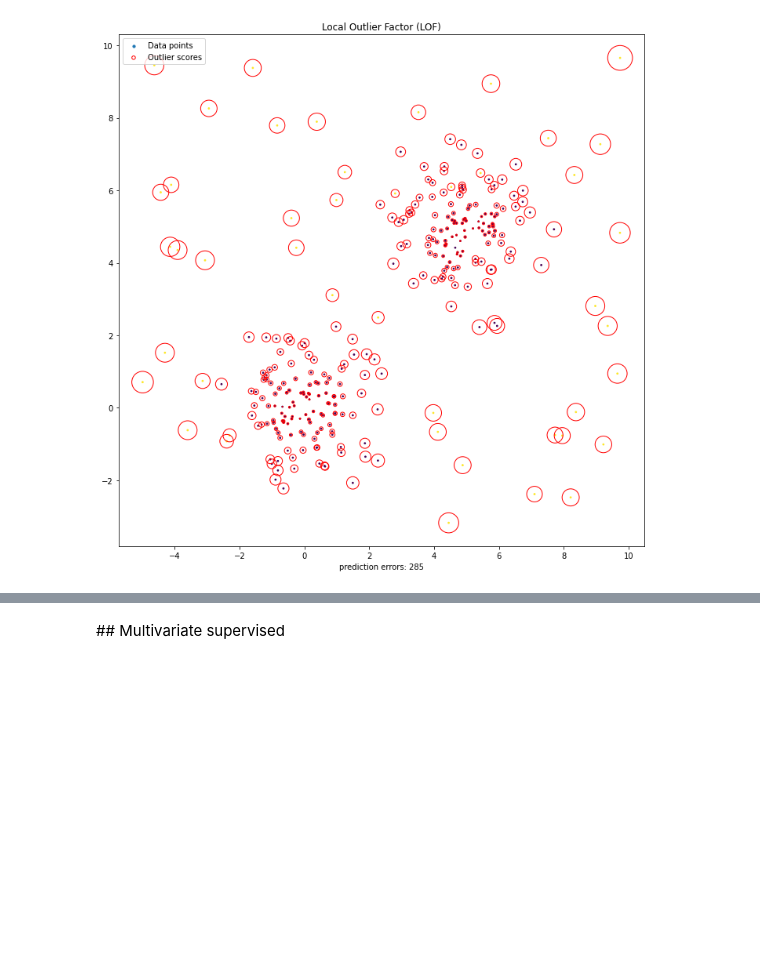
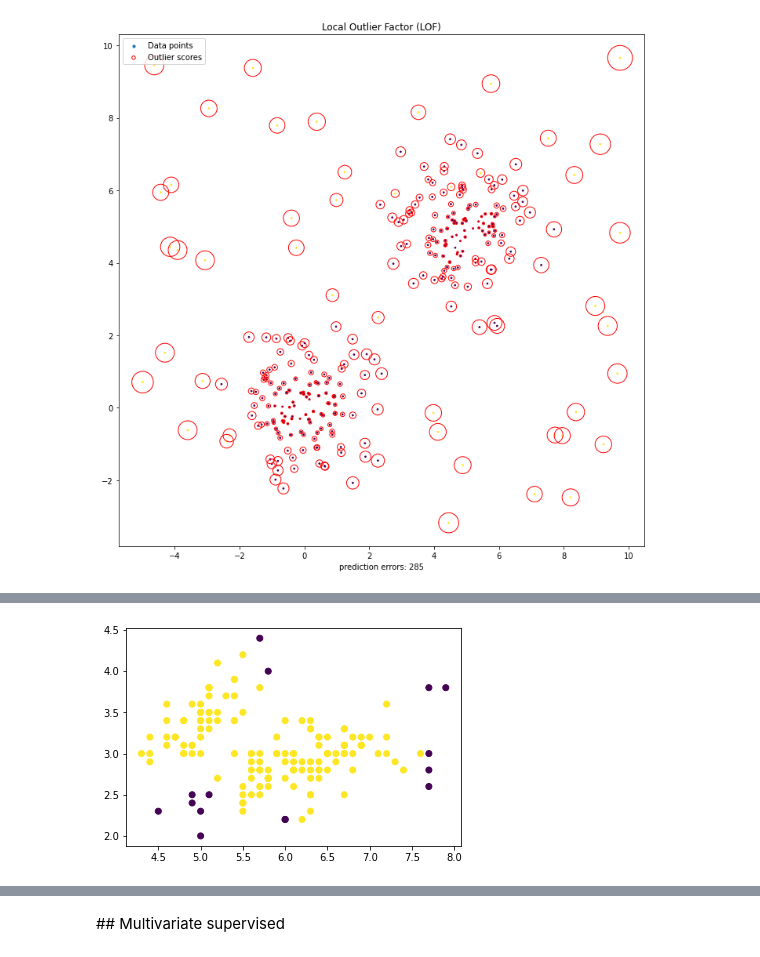
Before and after one commit to raulbenitez/OUTLIER_DETECTION, a Jupyter notebook: outlier_detection_methods.ipynb, the cells around one changed output, grey strips where cells are left out. Saved outputs shown, nothing was run; the diff lists cells and outputs as text; code cells hidden in the pictures; blank space fills up the shorter version.

```diff
--- a/outlier_detection_methods.ipynb
+++ b/outlier_detection_methods.ipynb
@@ -557,0 +563,8 @@ plt.show()
+# %%
+import pandas as pd
+import matplotlib.pyplot as plt
+from sklearn.cluster import DBSCAN
+import seaborn as sns
+
+df = sns.load_dataset('iris')
+df.head()
@@ -557,0 +582,8 @@ plt.show()
+# %%
+data = df[["sepal_length", "sepal_width"]]
+model = DBSCAN(eps = 0.4, min_samples = 10).fit(data)
+colors = model.labels_
+plt.scatter(data["sepal_length"], data["sepal_width"], c = colors)
+plt.show()
+# %% [output]
+[figure, added]
```
Also changed, not shown: parts of 5 cells of this notebook.
